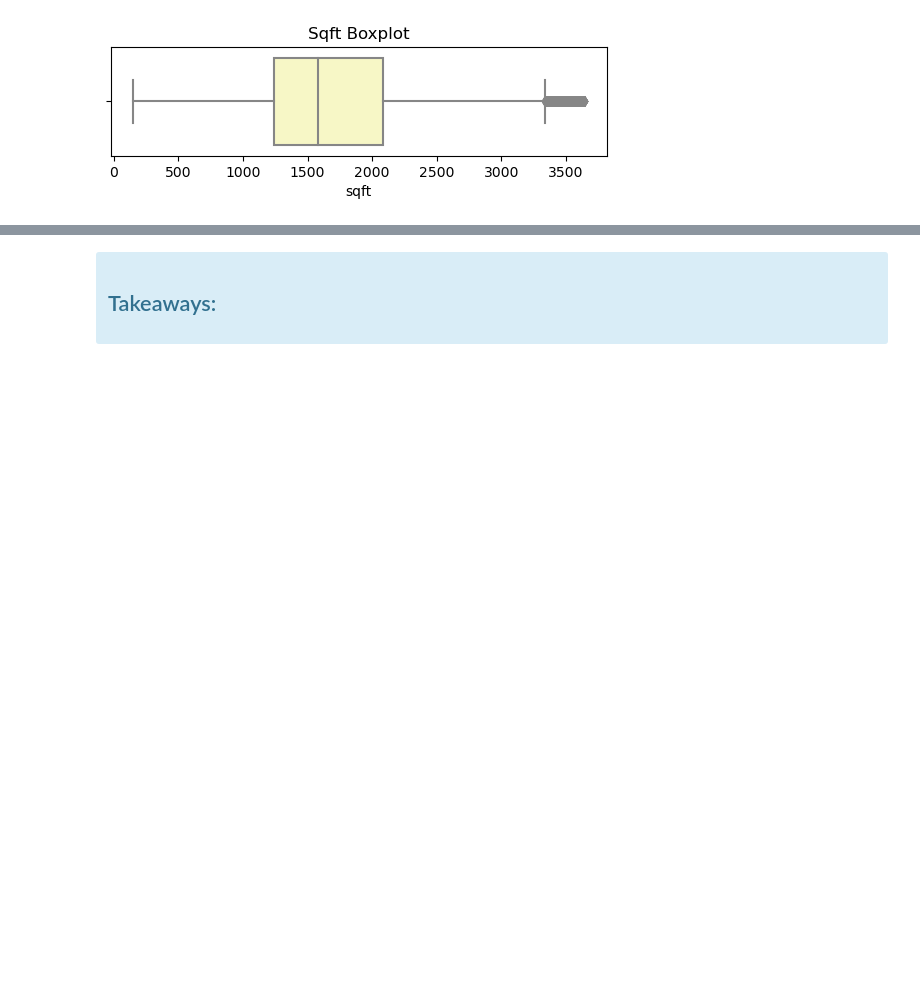
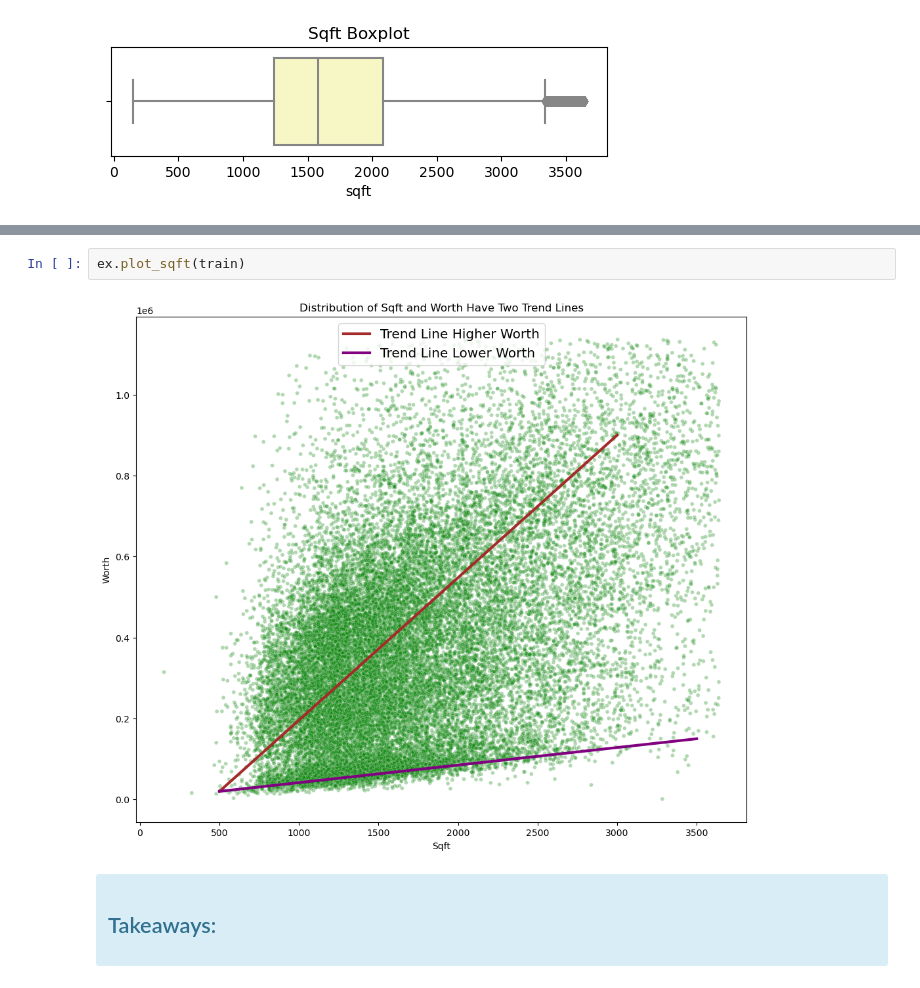
Before and after one commit to lewisalexia/Regression_Project2_Zillow, a Jupyter notebook: explore.ipynb, the cells around one changed output, grey strips where cells are left out. Saved outputs shown, nothing was run; the diff lists cells and outputs as text; blank space fills up the shorter version.

```diff
--- a/explore.ipynb
+++ b/explore.ipynb
@@ -283,3 +309,7 @@ ex.plot_bed_bath(train, 'bed', 'bath')
+# %%
+ex.plot_sqft(train)
+# %% [output]
+[figure, added]
 # %% [markdown]
 <div class="alert alert-block alert-info">
 
```
Also changed, not shown: parts of 68 cells of this notebook.
